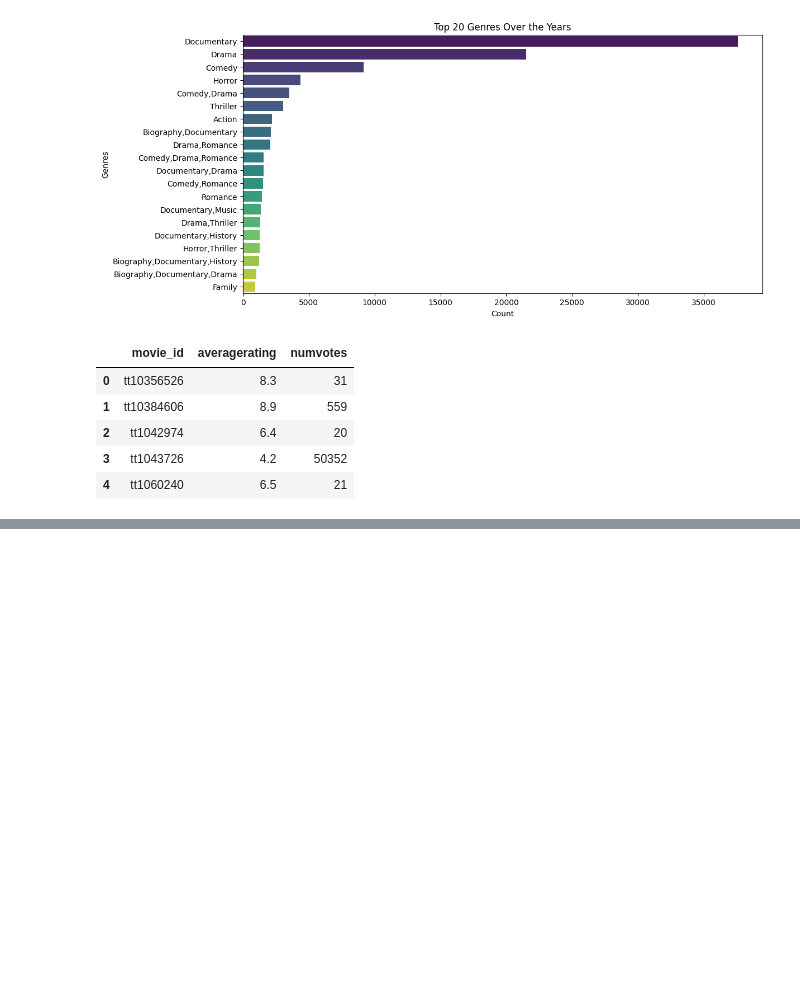
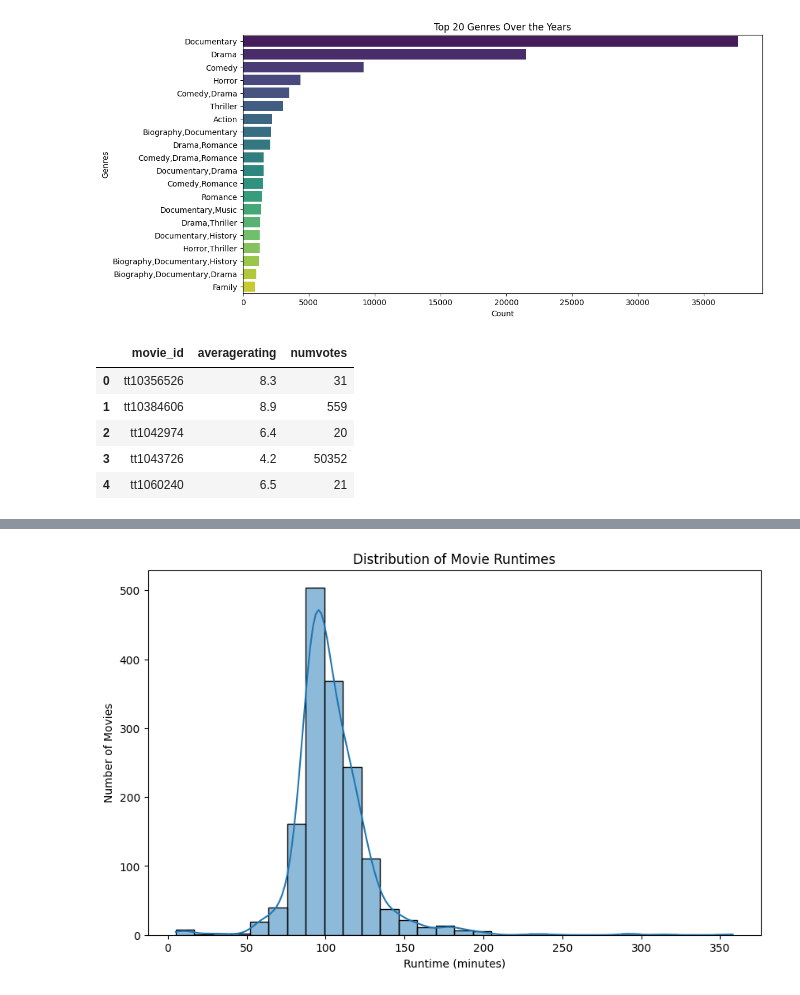
Before and after one commit to sheillamacharia/movie-financial-performance-analysis, a Jupyter notebook: Notebook/Sheilla.ipynb, the cells around one changed output, grey strips where cells are left out. Cells and saved outputs as stored; diff of their text form; code cells hidden in the pictures; blank space fills up the shorter version.

```diff
--- a/Notebook/Sheilla.ipynb
+++ b/Notebook/Sheilla.ipynb
@@ -209,0 +349,3 @@ conn.close()
+# %%
+# filling in the missing values with the median
+rt_movie_info['runtime'].fillna(rt_movie_info['runtime'].median(), inplace=True)
@@ -209,0 +410,5 @@ conn.close()
+# %%
+# Using the most common genre to fill in missing values
+genre_mode = rt_movie_info['genre'].mode()[0]
+# %%
+rt_movie_info['genre'] = rt_movie_info['genre'].fillna(genre_mode)
@@ -209,0 +437,12 @@ conn.close()
+# %%
+# Visulaization of the runtime distribution
+import seaborn as sns
+
+plt.figure(figsize=(10,6))
+sns.histplot(rt_movie_info['runtime'], bins=30, kde=True)
+plt.title('Distribution of Movie Runtimes')
+plt.xlabel('Runtime (minutes)')
+plt.ylabel('Number of Movies')
+plt.show()
+# %% [output]
+[figure, added]
```
Also changed, not shown: parts of 19 cells of this notebook, 2 other files.
